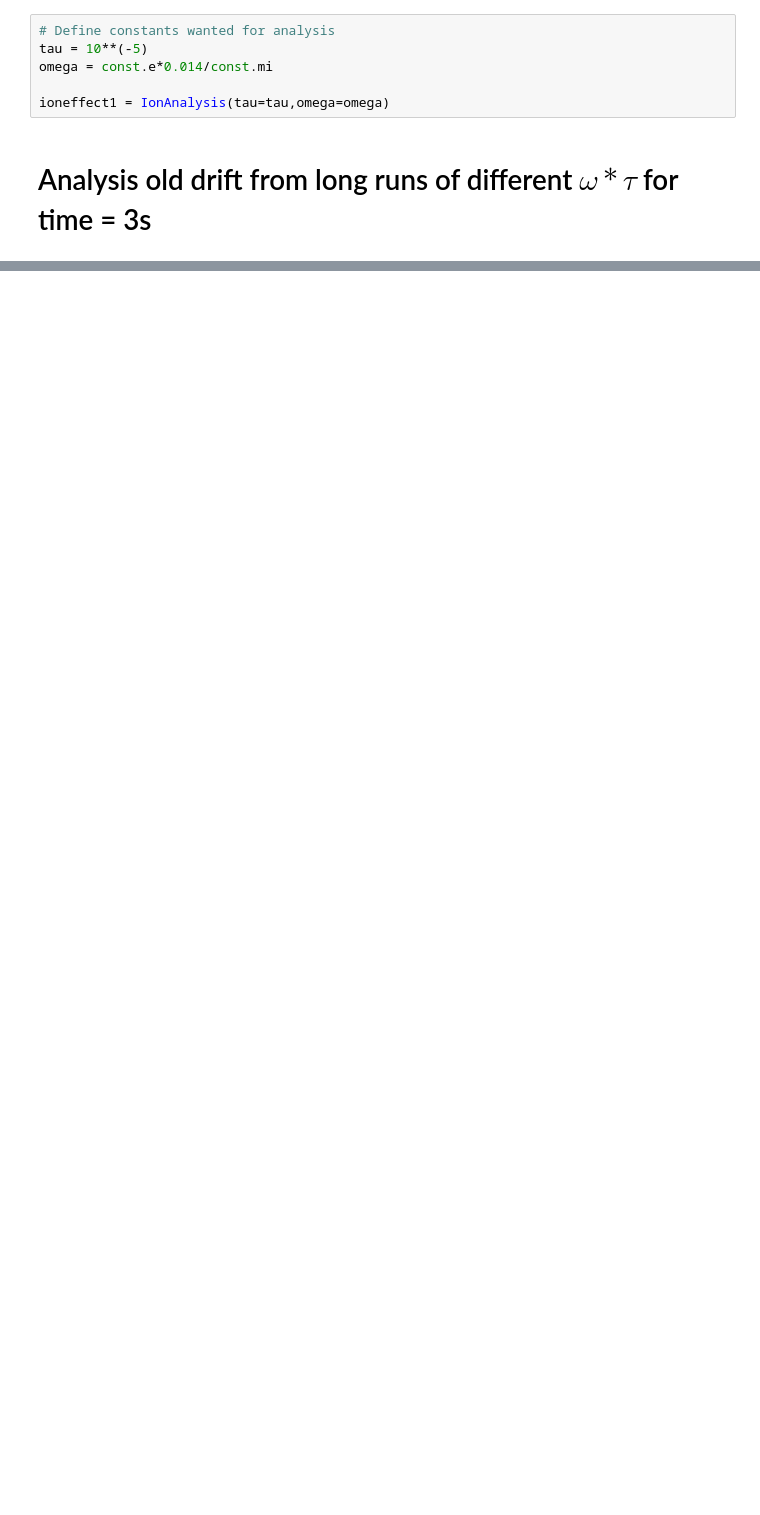
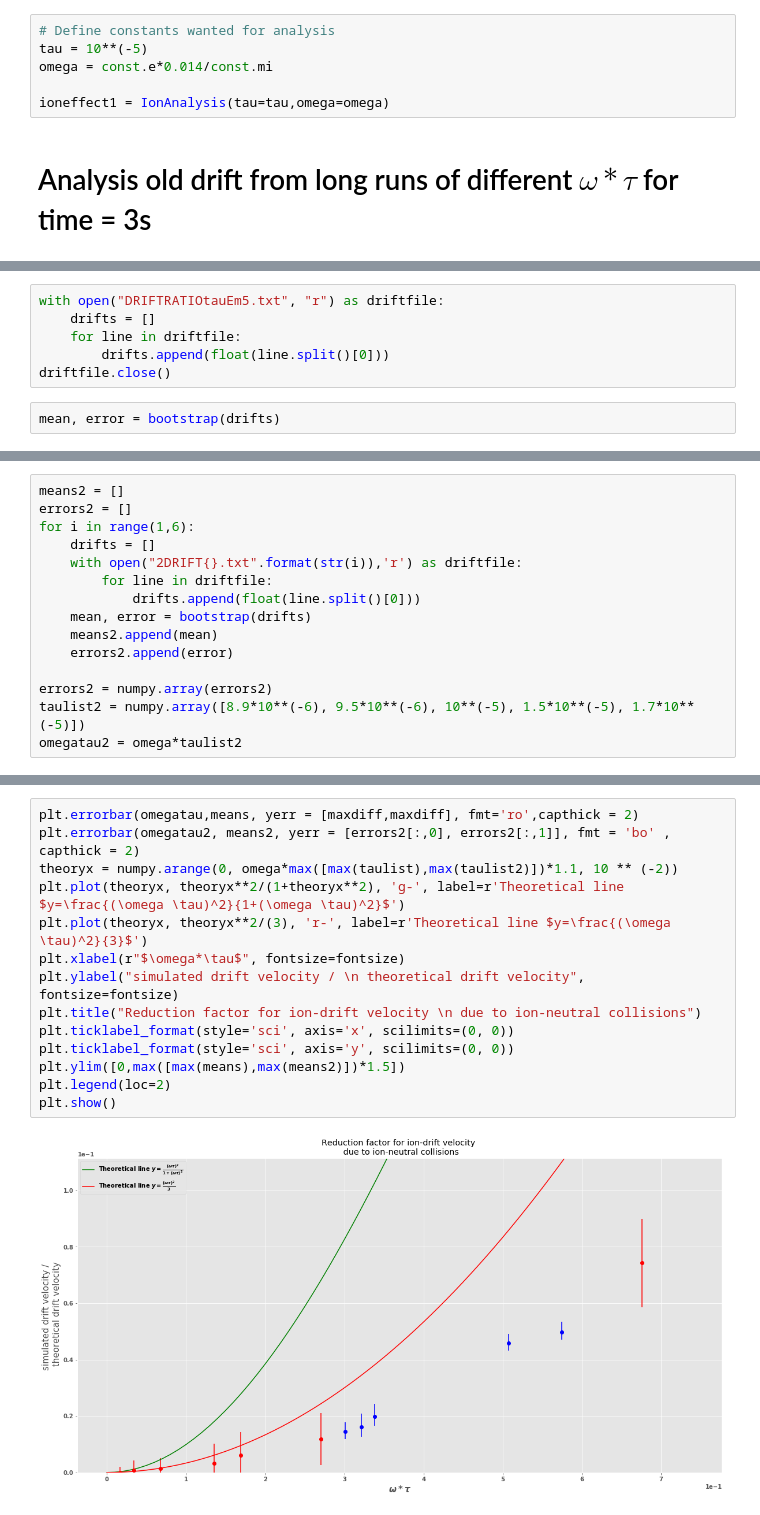
Before and after one commit to yue-wang-sabrina/dusty-plasmas, a Jupyter notebook: jupyter/ion_analysis.ipynb, the cells around one changed output, grey strips where cells are left out. Saved outputs shown, nothing was run; the diff lists cells and outputs as text; blank space fills up the shorter version.

```diff
--- a/jupyter/ion_analysis.ipynb
+++ b/jupyter/ion_analysis.ipynb
@@ -37,0 +49,8 @@ plotolddrifts(fontsize=10, figsize0=20, figsize1=10)
+# %%
+with open("DRIFTRATIOtauEm5.txt", "r") as driftfile:
+    drifts = []
+    for line in driftfile:
+        drifts.append(float(line.split()[0]))
+driftfile.close()
+# %%
+mean, error = bootstrap(drifts)
@@ -37,0 +93,15 @@ plotolddrifts(fontsize=10, figsize0=20, figsize1=10)
+# %%
+means2 = []
+errors2 = []
+for i in range(1,6):
+    drifts = []
+    with open("2DRIFT{}.txt".format(str(i)),'r') as driftfile:
+        for line in driftfile:
+            drifts.append(float(line.split()[0]))
+    mean, error = bootstrap(drifts)
+    means2.append(mean)
+    errors2.append(error)
+
+errors2 = numpy.array(errors2)
+taulist2 = numpy.array([8.9*10**(-6), 9.5*10**(-6), 10**(-5), 1.5*10**(-5), 1.7*10**(-5)])
+omegatau2 = omega*taulist2
@@ -37,0 +110,16 @@ plotolddrifts(fontsize=10, figsize0=20, figsize1=10)
+# %%
+plt.errorbar(omegatau,means, yerr = [maxdiff,maxdiff], fmt='ro',capthick = 2)
+plt.errorbar(omegatau2, means2, yerr = [errors2[:,0], errors2[:,1]], fmt = 'bo' , capthick = 2)
+theoryx = numpy.arange(0, omega*max([max(taulist),max(taulist2)])*1.1, 10 ** (-2))
+plt.plot(theoryx, theoryx**2/(1+theoryx**2), 'g-', label=r'Theoretical line $y=\frac{(\omega \tau)^2}{1+(\omega \tau)^2}$')
+plt.plot(theoryx, theoryx**2/(3), 'r-', label=r'Theoretical line $y=\frac{(\omega \tau)^2}{3}$')
+plt.xlabel(r"$\omega*\tau$", fontsize=fontsize)
+plt.ylabel("simulated drift velocity / \n theoretical drift velocity", fontsize=fontsize)
+plt.title("Reduction factor for ion-drift velocity \n due to ion-neutral collisions")
+plt.ticklabel_format(style='sci', axis='x', scilimits=(0, 0))
+plt.ticklabel_format(style='sci', axis='y', scilimits=(0, 0))
+plt.ylim([0,max([max(means),max(means2)])*1.5])
+plt.legend(loc=2)
+plt.show()
+# %% [output]
+[figure, added]
```
Also changed, not shown: parts of 19 cells of this notebook, 5 other files.
